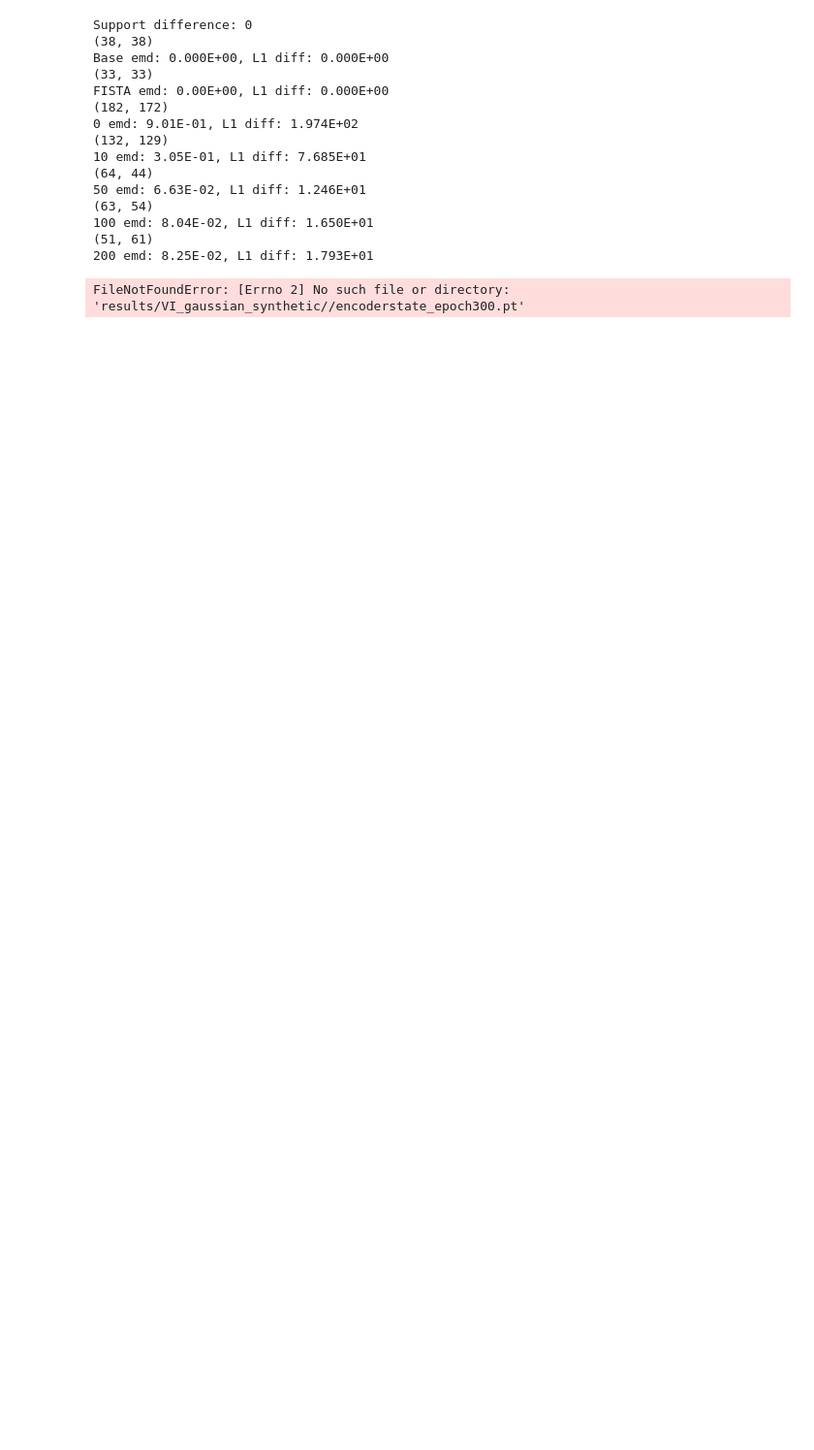
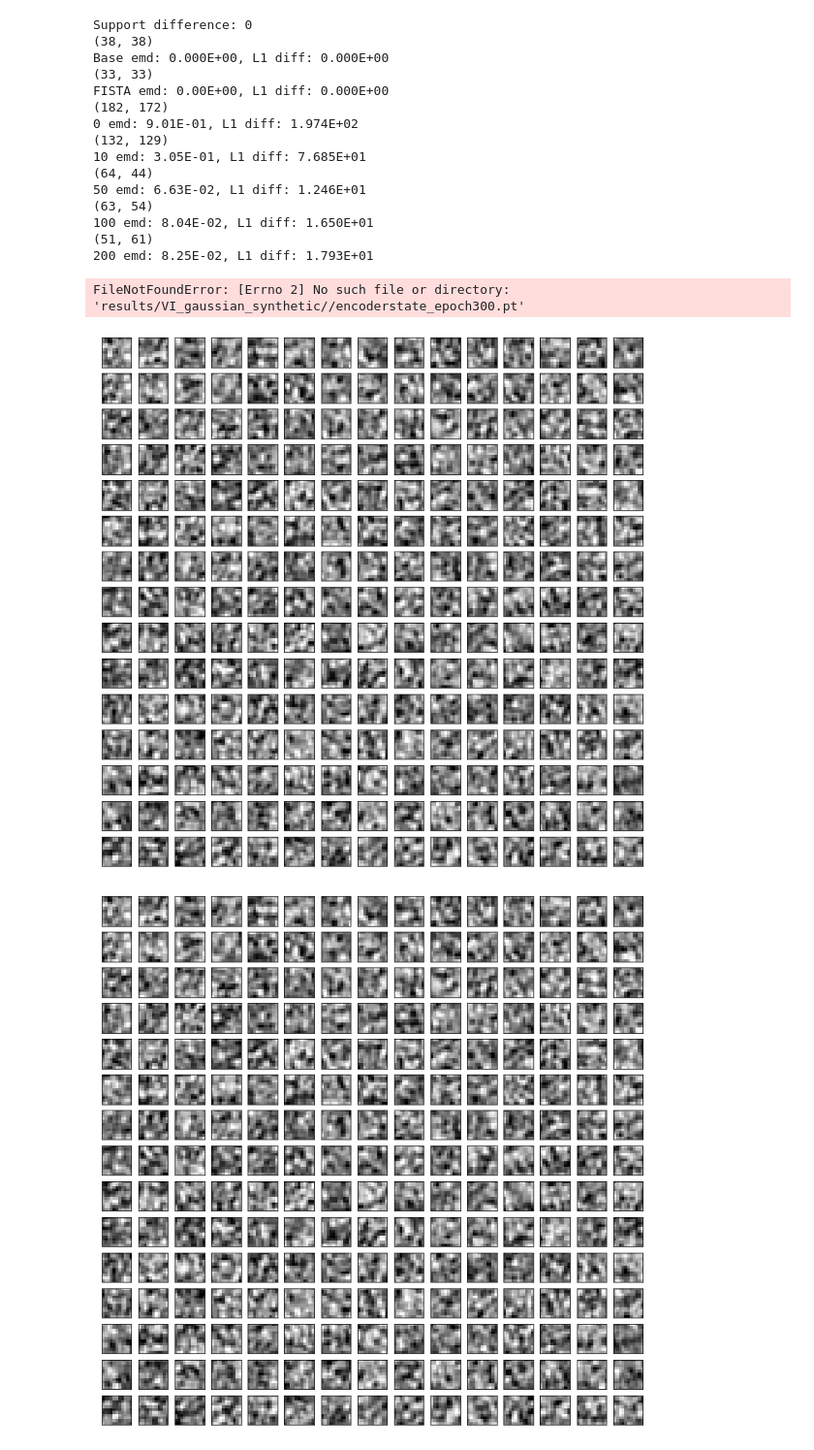
Before and after one commit to kfallah/variational-sparse-coding, a Jupyter notebook: vsc_consistency.ipynb, the cells around one changed output. Shown at 97% size. Drawn from its saved outputs; the diff is of its cells as text; code cells hidden in the pictures; blank space fills up the shorter version.

```diff
--- a/vsc_consistency.ipynb
+++ b/vsc_consistency.ipynb
@@ -111,3 +111,70 @@ FISTA emd: 0.00E+00, L1 diff: 0.000E+00
 (51, 61)
 200 emd: 8.25E-02, L1 diff: 1.793E+01
 FileNotFoundError: [Errno 2] No such file or directory: 'results/VI_gaussian_synthetic//encoderstate_epoch300.pt'
+# %%
+import re
+import os
+
+base_file = "results/gaussian_fixed_iwae/"
+data_file = f"data/imagepatches_11.np"
+phi_file = np.load(base_file + "train_savefile.npz")['phi']
+#phi = np.load("data/mbedpatches_11.npz")['phi']
+
+with open(data_file, 'rb') as f:
+    data_patches = np.load(f)
+train_idx = np.linspace(1, data_patches.shape[0] - 1, 50000, dtype=int)
+train_patches = data_patches[train_idx, :, :].reshape(-1, 11**2)
+train_mean, train_std = np.mean(train_patches, axis=0), np.std(train_patches, axis=0)
+train_patches = (train_patches - train_mean) / train_std
+
+with open(base_file + "config.json") as json_data:
+    config_data = json.load(json_data)
+train_args = SimpleNamespace(**config_data['train'])
+solver_args = SimpleNamespace(**config_data['solver'])
+solver_args.iwae = True
+solver_args.num_samples = 20
+
+#load_list = [int(re.search(r'epoch([0-9].*).pt', f)[1]) for f in os.listdir(base_file) if re.search(r'epoch([0-9].*).pt', f)]
+#load_list = np.sort(load_list)
+load_list = [0, 1, 20, 100, 200]
+
+for idx, method in enumerate(load_list):
+    np.random.seed(train_args.seed)
+    torch.manual_seed(train_args.seed)
+
+    if int(method) == 0:
+        dictionary = np.random.randn(train_args.patch_size ** 2, train_args.dict_size)
+        dictionary /= np.sqrt(np.sum(dictionary ** 2, axis=0))
+    else:
+        phi = phi_file[int(method) - 1]
+
+    with torch.no_grad():
+        encoder = VIEncoder(train_args.patch_size, train_args.dict_size, solver_args).to('cuda:1')
+        encoder.load_state_dict(torch.load(base_file  + f"/encoderstate_epoch{method}.pt")['model_state'])
+
+        code_est = np.zeros((len(train_patches), phi.shape[1]))
+
+        for i in range(train_patches.shape[0] // train_args.batch_size):
+            patches = train_patches[i * train_args.batch_size:(i + 1) * train_args.batch_size].T
+
+            patches_cu = torch.tensor(patches.T).float().to('cuda:1')
+            dict_cu = torch.tensor(phi, device='cuda:1').float()
+
+            iwae_loss, recon_loss, kl_loss, b_cu = encoder(patches_cu, dict_cu)
+            code_est[i * train_args.batch_size:(i + 1) * train_args.batch_size] = b_cu.detach().cpu().numpy()
+
+        C_sr = (train_patches.T @ code_est) / len(train_patches)
+        C_rr = (code_est.T @ code_est) / len(train_patches)
+        recovered_dict = C_sr @ np.linalg.pinv(C_rr)
+
+        num_dictionaries = recovered_dict.shape[1]
+        patch_size = int(np.sqrt(recovered_dict.shape[0]))
+        fig = plt.figure(figsize=(12, 12))
+        for i in range(num_dictionaries):
+            plt.subplot(int(np.sqrt(num_dictionaries)), int(np.sqrt(num_dictionaries)), i + 1)
+            dict_element = recovered_dict[:, i].reshape(patch_size, patch_size)
+            plt.imshow(dict_element, cmap='gray')
+        plt.setp(plt.gcf().get_axes(), xticks=[], yticks=[])
+# %% [output]
+[figure, added]
+[figure, added]
```
Also changed, not shown: parts of 1 cell of this notebook, 15 other files.
